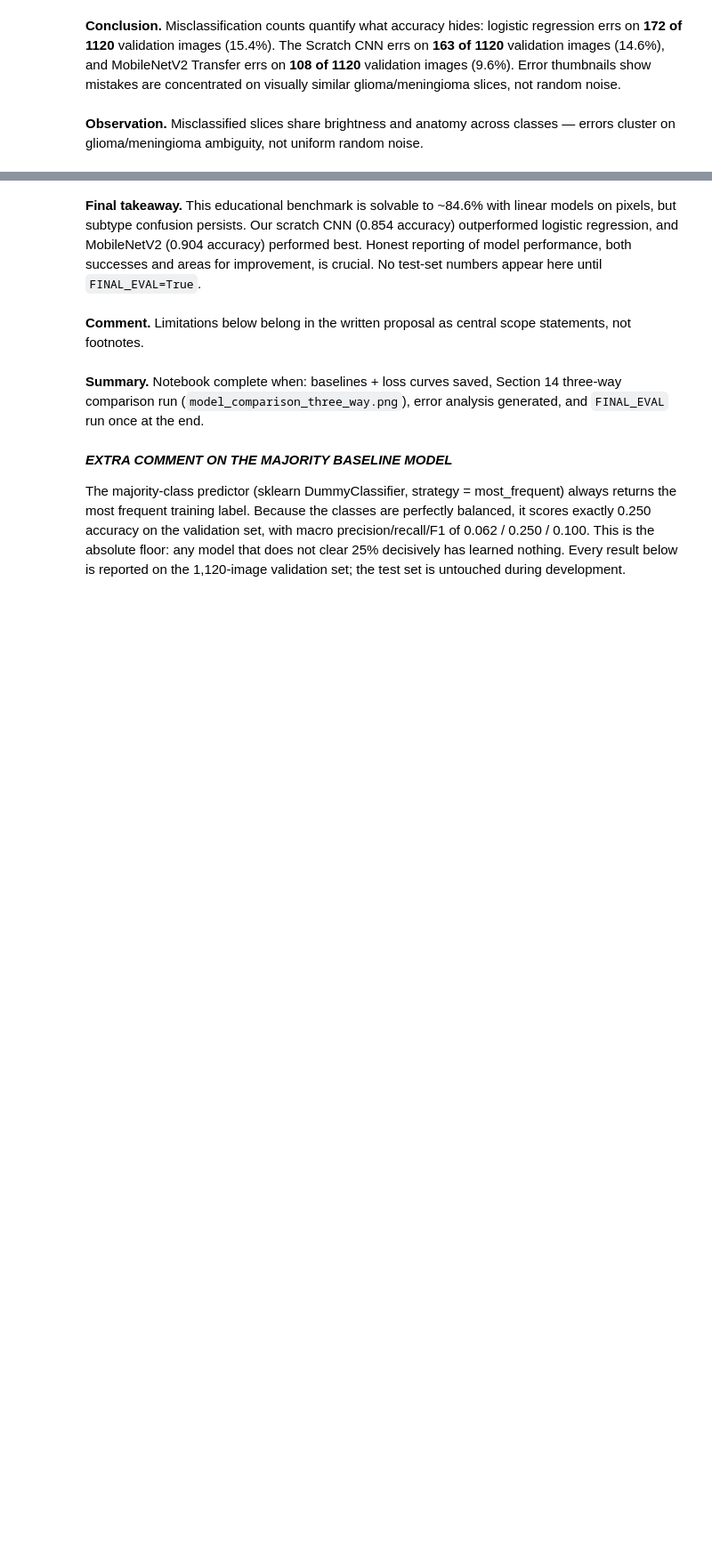
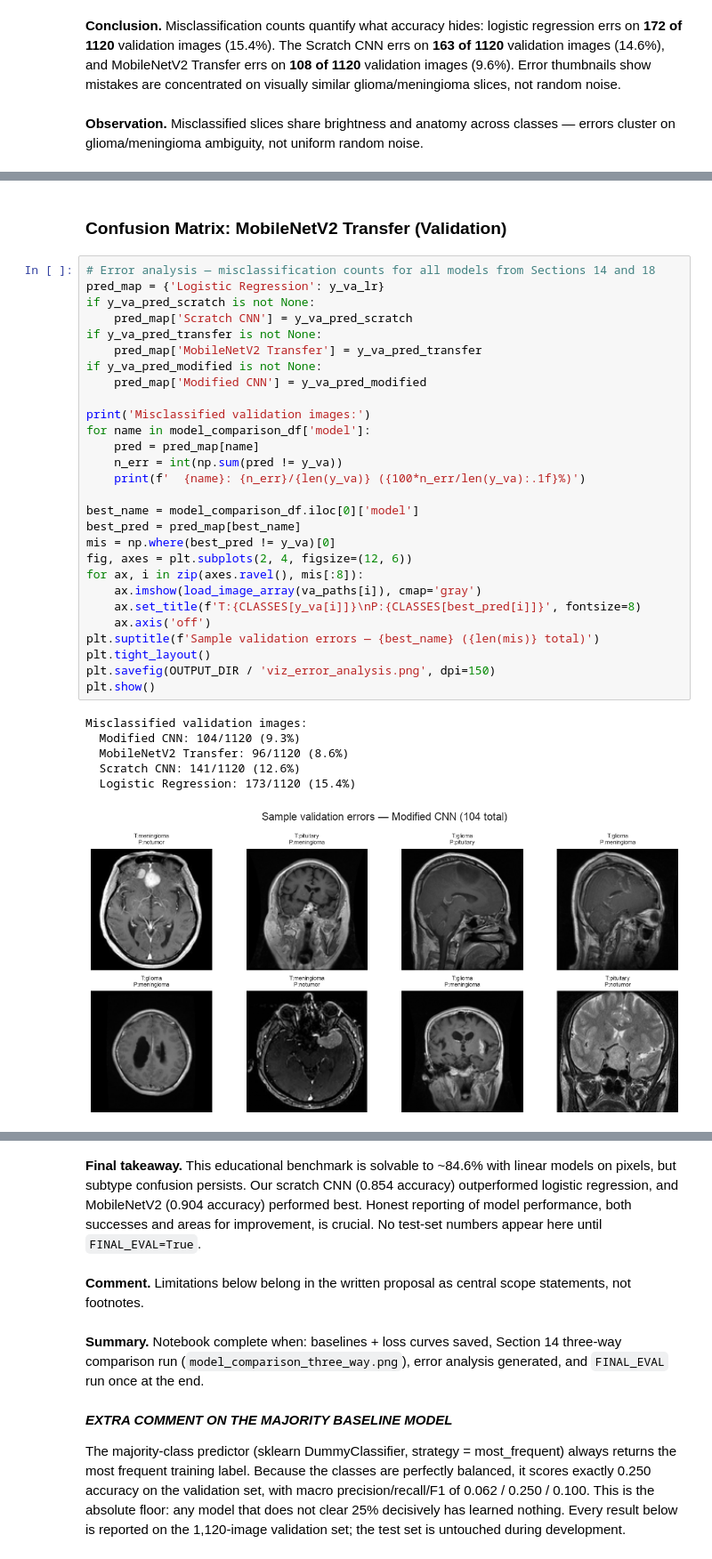
Before and after one commit to inezaodon/tumor-classification, a Jupyter notebook: final_nb_deliverable3_ml.ipynb, the cells around one changed output, grey strips where cells are left out. Shown at 89% size. Saved outputs shown, nothing was run; the diff lists cells and outputs as text; blank space fills up the shorter version.

```diff
--- a/final_nb_deliverable3_ml.ipynb
+++ b/final_nb_deliverable3_ml.ipynb
@@ -963,2 +1114,39 @@ Misclassified validation images:
+# %% [markdown]
+### Confusion Matrix: MobileNetV2 Transfer (Validation)
+# %%
+# Error analysis — misclassification counts for all models from Sections 14 and 18
+pred_map = {'Logistic Regression': y_va_lr}
+if y_va_pred_scratch is not None:
+    pred_map['Scratch CNN'] = y_va_pred_scratch
+if y_va_pred_transfer is not None:
+    pred_map['MobileNetV2 Transfer'] = y_va_pred_transfer
+if y_va_pred_modified is not None:
+    pred_map['Modified CNN'] = y_va_pred_modified
+
+print('Misclassified validation images:')
+for name in model_comparison_df['model']:
+    pred = pred_map[name]
+    n_err = int(np.sum(pred != y_va))
+    print(f'  {name}: {n_err}/{len(y_va)} ({100*n_err/len(y_va):.1f}%)')
+
+best_name = model_comparison_df.iloc[0]['model']
+best_pred = pred_map[best_name]
+mis = np.where(best_pred != y_va)[0]
+fig, axes = plt.subplots(2, 4, figsize=(12, 6))
+for ax, i in zip(axes.ravel(), mis[:8]):
+    ax.imshow(load_image_array(va_paths[i]), cmap='gray')
+    ax.set_title(f'T:{CLASSES[y_va[i]]}\nP:{CLASSES[best_pred[i]]}', fontsize=8)
+    ax.axis('off')
+plt.suptitle(f'Sample validation errors — {best_name} ({len(mis)} total)')
+plt.tight_layout()
+plt.savefig(OUTPUT_DIR / 'viz_error_analysis.png', dpi=150)
+plt.show()
+# %% [output]
+Misclassified validation images:
+  Modified CNN: 104/1120 (9.3%)
+  MobileNetV2 Transfer: 96/1120 (8.6%)
+  Scratch CNN: 141/1120 (12.6%)
+  Logistic Regression: 173/1120 (15.4%)
+[figure, added]
 # %% [markdown]
 ---
```
Also changed, not shown: parts of 23 cells of this notebook, 3 other files.
